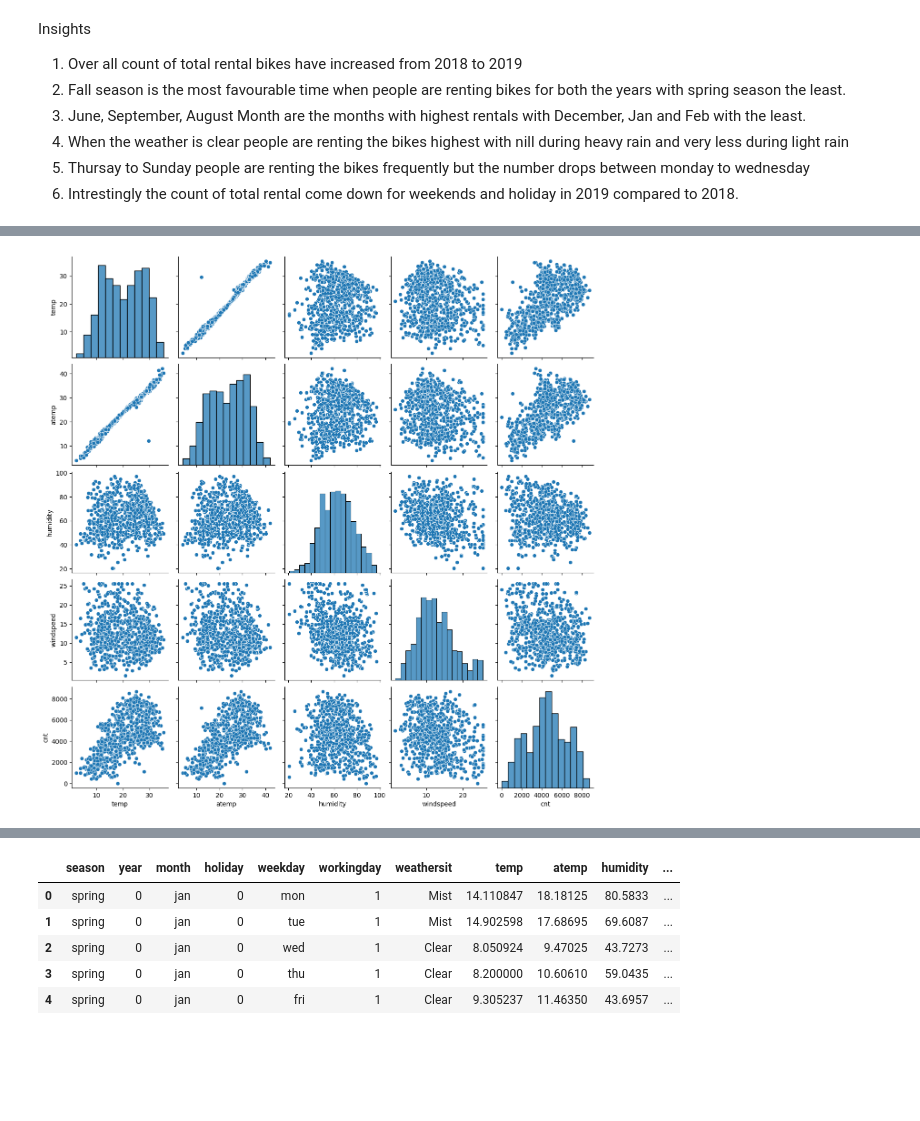
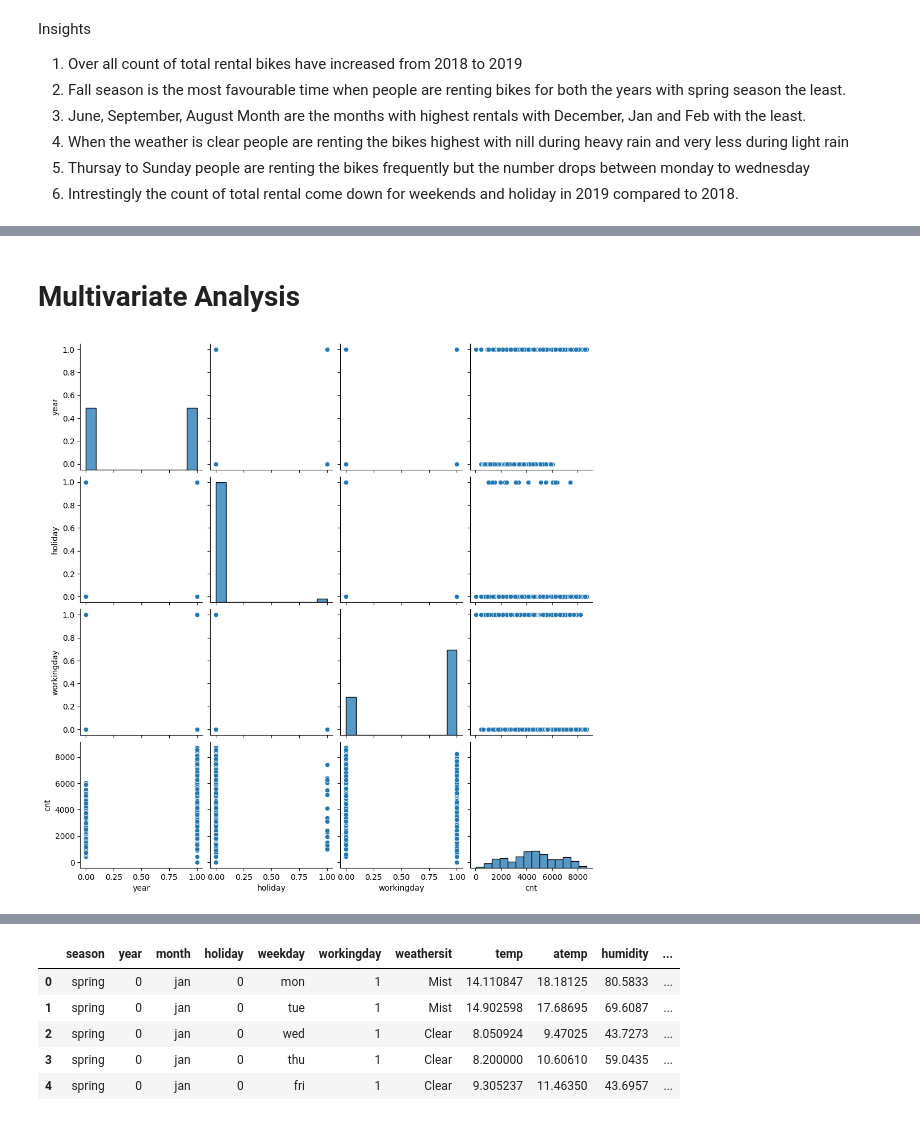
Before and after one commit to AngadSinghLamba/Media_ML_project, a Jupyter notebook: Bike Sharing Assingment Files/Bike_sharing.ipynb, the cells around one changed output, grey strips where cells are left out. Cells and saved outputs as stored; diff of their text form; code cells hidden in the pictures; blank space fills up the shorter version.

```diff
--- a/Bike Sharing Assingment Files/Bike_sharing.ipynb
+++ b/Bike Sharing Assingment Files/Bike_sharing.ipynb
@@ -104,3 +118,10 @@ bike.columns
 Index(['season', 'yr', 'mnth', 'holiday', 'weekday', 'workingday',
        'weathersit', 'temp', 'atemp', 'hum', 'windspeed', 'cnt'],
       dtype='object')
+# %%
+# Form data dictionary and abvoe analysis we can say that  season, weathersit & month are catogorical values but found as int.
+#Lets Convert season, weathersit & month to Catogory type
+bike['season']=bike['season'].astype('category')
+bike['weathersit']=bike['weathersit'].astype('category')
+bike['mnth']=bike['mnth'].astype('category')
+bike.info()
@@ -365,6 +421,11 @@ Insights
+# %% [markdown]
+# Multivariate Analysis
+# %%
+numeric_columns = [col for col in bike.columns if bike[col].dtype in ['int64', "int32,"'float64']]
 # %%
-# Create the pair plot
-sns.pairplot(data=bike,vars=["temp","atemp","humidity","windspeed","cnt"])
+# Create a pair plot to check the correlations between the dependendent columns and with respect to Target (cnt) column.
+
+sns.pairplot(data=bike,vars=numeric_columns)
 plt.show()
 # %% [output]
-[figure, old version]
+[figure, new version]
```
Also changed, not shown: parts of 107 cells of this notebook.
